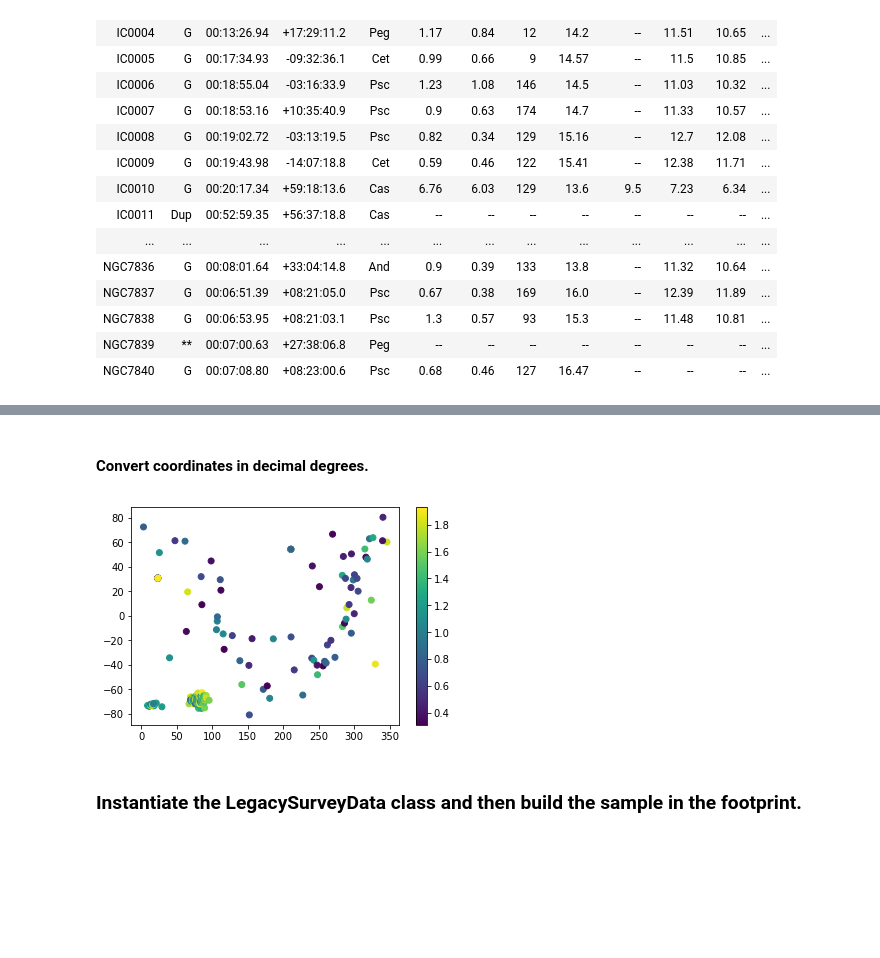
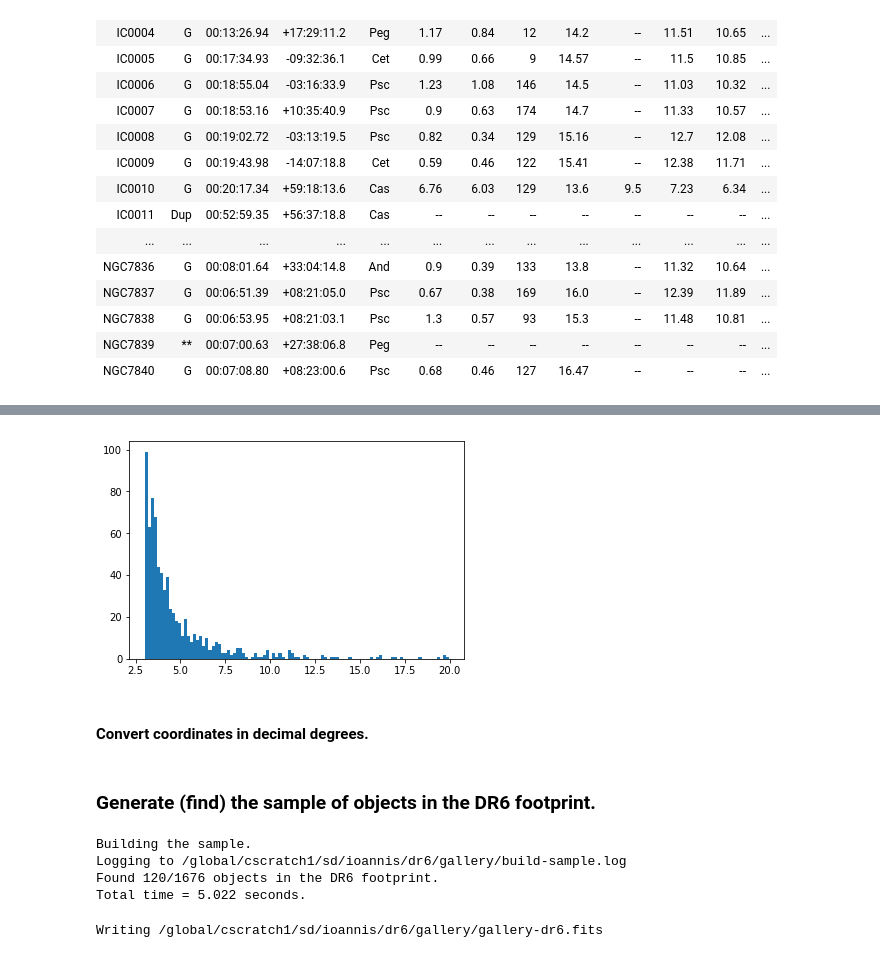
Before and after one commit to legacysurvey/legacypipe, a Jupyter notebook: doc/nb/legacysurvey-gallery-dr6.ipynb, the cells around one changed output, grey strips where cells are left out. Saved outputs shown, nothing was run; the diff lists cells and outputs as text; code cells hidden in the pictures; blank space fills up the shorter version.

```diff
--- a/doc/nb/legacysurvey-gallery-dr6.ipynb
+++ b/doc/nb/legacysurvey-gallery-dr6.ipynb
@@ -191,0 +167,11 @@ Keeping 331 / 13953 objects
+# %%
+majax = ma.getdata(NGC['majax']) # arcmin
+objtype = np.char.strip(ma.getdata(NGC['type']))
+# %%
+keeptype = ('G', 'PN', 'OCl', 'GCl', 'Cl+N') # Cl gives us GCl, OCl, and Cl+N
+#keeptype = ('G', 'GPair', 'GTrpl', 'GGroup', 'PN', 'Cl') # Cl gives us GCl, OCl, and Cl+N
+keep = np.zeros(len(NGC), dtype=bool)
+for otype in keeptype:
+    print('Working on {}'.format(otype))
+    ww = [otype == tt for tt in objtype]
+    keep = np.logical_or(keep, ww)
@@ -191,0 +186,4 @@ Keeping 331 / 13953 objects
+# %%
+galtoss = (objtype == 'G') * (majax < 3)
+keep = np.logical_and(keep, (majax > 0.3) * (majax < 20))
+keep = np.logical_and(keep, ~galtoss)
@@ -192,3 +218,8 @@ Keeping 331 / 13953 objects
+# %%
+ww = (cat['type'] == 'G')
+_ = plt.hist(cat['majax'][ww], bins=100)
+# %% [output]
+[figure, added]
 # %% [markdown]
 #### Convert coordinates in decimal degrees.
 # %%
@@ -197,13 +228,7 @@ cat.add_column(Column(name='ra', unit='deg', length=nobj))
 cat.add_column(Column(name='dec', unit='deg', length=nobj))
 cat['ra'] = coord.ra.value
 cat['dec'] = coord.dec.value
-# %%
-fig, ax = plt.subplots()
-im = ax.scatter(cat['ra'], cat['dec'], c=cat['majax'])
-plt.colorbar(im)
-# %% [output]
-[figure, removed]
 # %% [markdown]
-### Instantiate the LegacySurveyData class and then build the sample in the footprint.
+### Generate (find) the sample of objects in the DR6 footprint.
 # %%
 survey = LegacySurveyData()
@@ -273,2 +294,22 @@ def build_sample(factor=1.0):
     return outcat
+# %%
+samplelogfile = os.path.join(gallerydir, 'build-sample.log')
+print('Building the sample.')
+print('Logging to {}'.format(samplelogfile))
+t0 = time.time()
+with open(samplelogfile, 'w') as log:
+    with redirect_stdout(log):
+        sample = build_sample(cat)
+print('Found {}/{} objects in the DR6 footprint.'.format(len(sample), len(cat)))
+print('Total time = {:.3f} seconds.'.format(time.time() - t0))
+# %% [output]
+Building the sample.
+Logging to /global/cscratch1/sd/ioannis/dr6/gallery/build-sample.log
+Found 120/1676 objects in the DR6 footprint.
+Total time = 5.022 seconds.
+# %%
+print('Writing {}'.format(galleryfile))
+sample.write(galleryfile, overwrite=True)
+# %% [output]
+Writing /global/cscratch1/sd/ioannis/dr6/gallery/gallery-dr6.fits
 # %%
```
Also changed, not shown: parts of 59 cells of this notebook.
